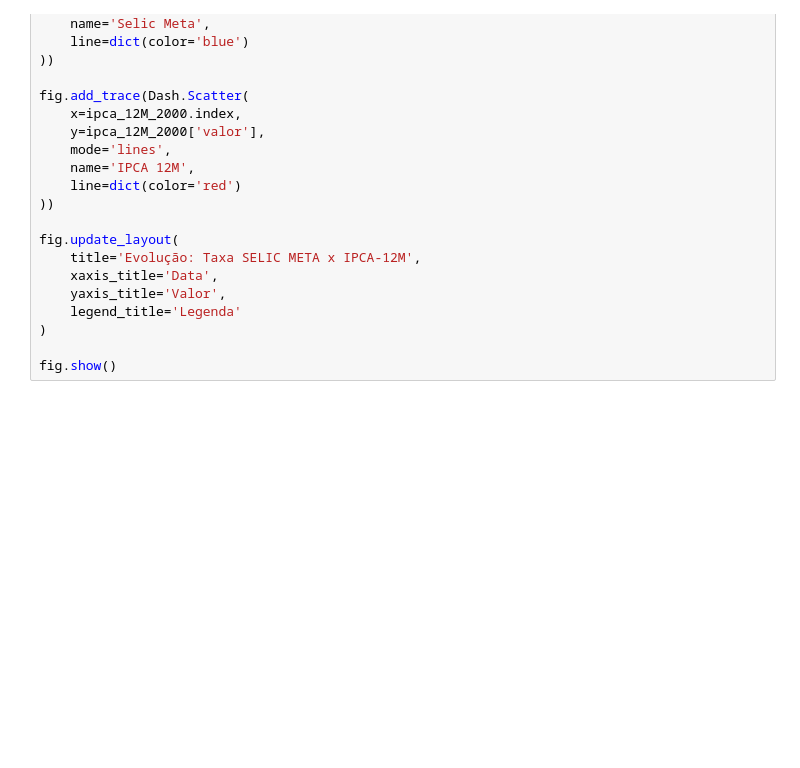
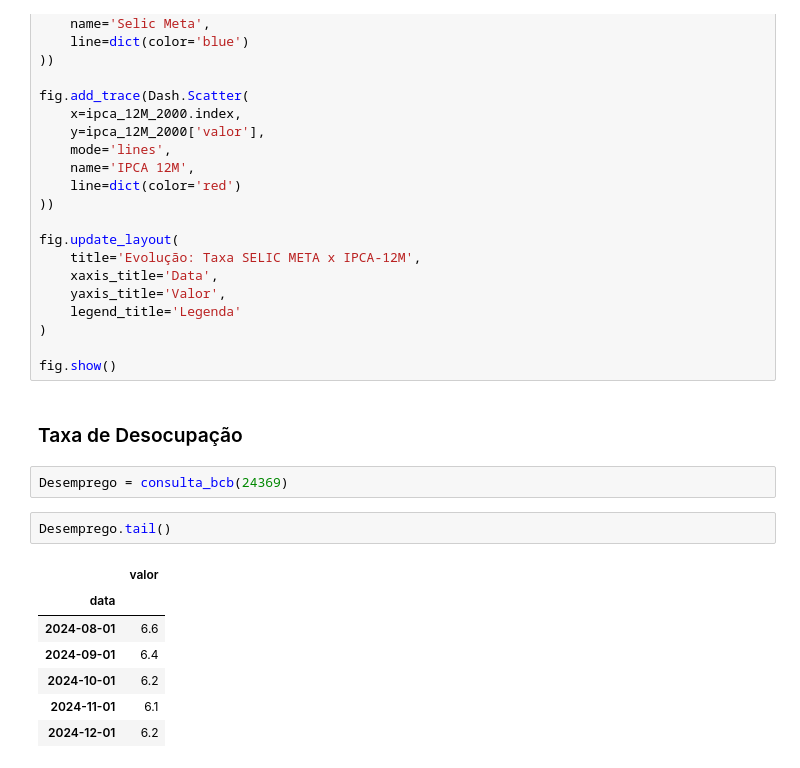
Before and after one commit to edubrumgithub/Analise-Indicadores-Financeiros-Economicos, a Jupyter notebook: main.ipynb, the cells around one changed output. Drawn from its saved outputs; the diff is of its cells as text; blank space fills up the shorter version.

```diff
--- a/main.ipynb
+++ b/main.ipynb
@@ -486,3 +486,17 @@ fig.update_layout(
 )
 
 fig.show()
+# %% [markdown]
+### Taxa de Desocupação
+# %%
+Desemprego = consulta_bcb(24369)
+# %%
+Desemprego.tail()
+# %% [output]
+|  | valor |
+| data |  |
+| 2024-08-01 | 6.6 |
+| 2024-09-01 | 6.4 |
+| 2024-10-01 | 6.2 |
+| 2024-11-01 | 6.1 |
+| 2024-12-01 | 6.2 |
```
Also changed, not shown: parts of 17 cells of this notebook.
